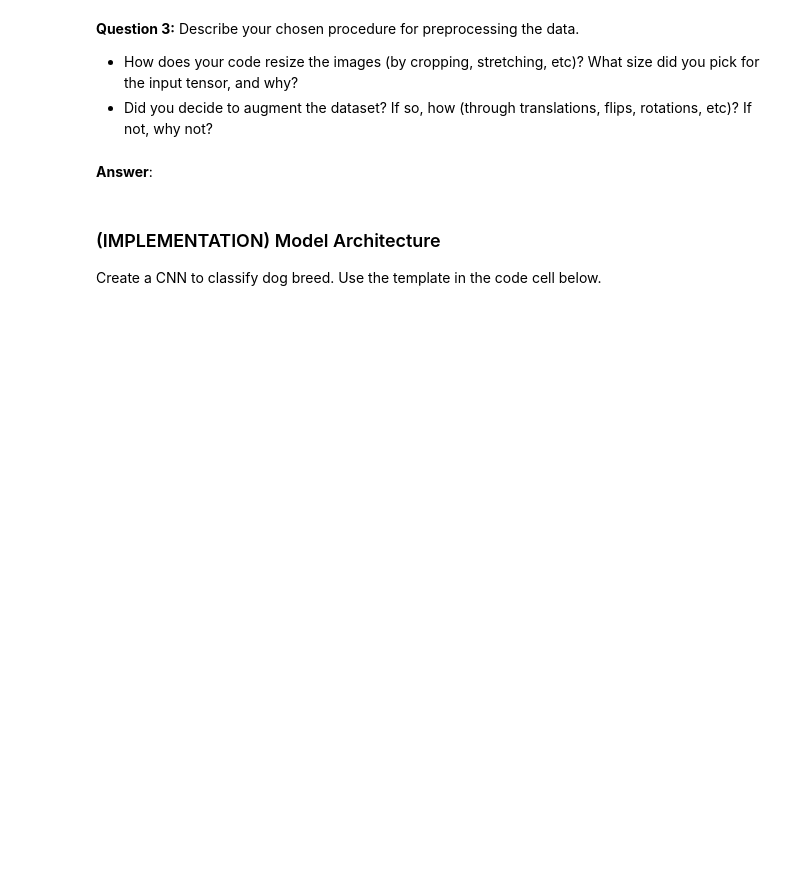
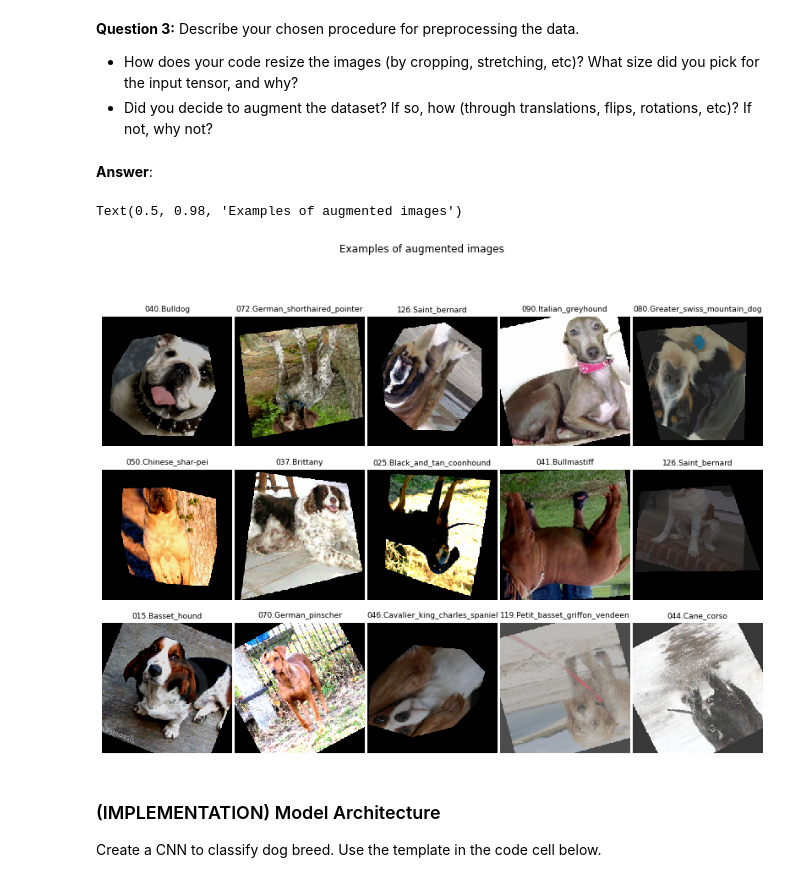
Before and after one commit to p-serna/Dogbreed-classifier, a Jupyter notebook: dog_app.ipynb, the cells around one changed output. Saved outputs shown, nothing was run; the diff lists cells and outputs as text; code cells hidden in the pictures; blank space fills up the shorter version.

```diff
--- a/dog_app.ipynb
+++ b/dog_app.ipynb
@@ -401,9 +490,44 @@ from torchvision import datasets
+# %%
+class_names = train_data.classes
 # %% [markdown]
 **Question 3:** Describe your chosen procedure for preprocessing the data.
 - How does your code resize the images (by cropping, stretching, etc)?  What size did you pick for the input tensor, and why?
 - Did you decide to augment the dataset?  If so, how (through translations, flips, rotations, etc)?  If not, why not?
 # %% [markdown]
 **Answer**:
+# %%
+# https://stackoverflow.com/questions/55179282/display-examples-of-augmented-images-in-pytorch
+
+
+def denormalise(img):
+    # transform PIL image to a normal numpy array
+    img = img.numpy().squeeze().transpose(1, 2, 0)
+    mean = np.array([0.485, 0.456, 0.406])
+    std = np.array([0.229, 0.224, 0.225])
+    img = (img*std + mean).clip(0,1)
+    return img
+
+sampler = torch.utils.data.DataLoader(train_data,
+                                    batch_size = 1,
+                                    shuffle = True,
+                                    )
+
+
+fig, axs = plt.subplots(3, 5, figsize = (14,10) )
+axs = axs.flatten()
+
+for ax in axs:
+    img, idx = next(iter(sampler))
+
+    ax.imshow(denormalise(img))
+    ax.set_axis_off()
+    ax.set_title(class_names[idx], fontsize =9)
+
+fig.subplots_adjust(wspace=0.02, hspace=0)
+fig.suptitle('Examples of augmented images')
+# %% [output]
+Text(0.5, 0.98, 'Examples of augmented images')
+[figure, added]
 # %% [markdown]
 ### (IMPLEMENTATION) Model Architecture
 
```
Also changed, not shown: parts of 10 cells of this notebook.
